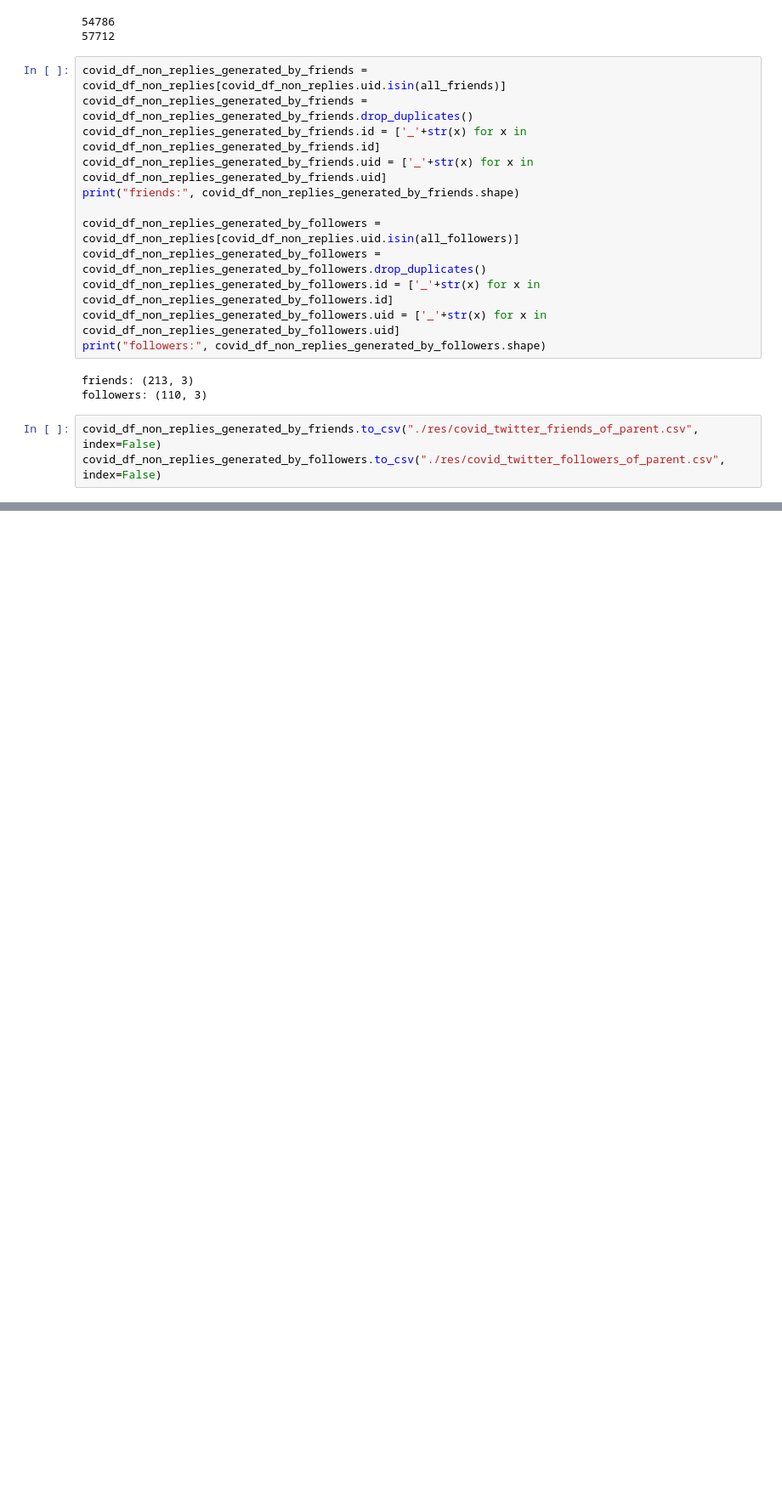
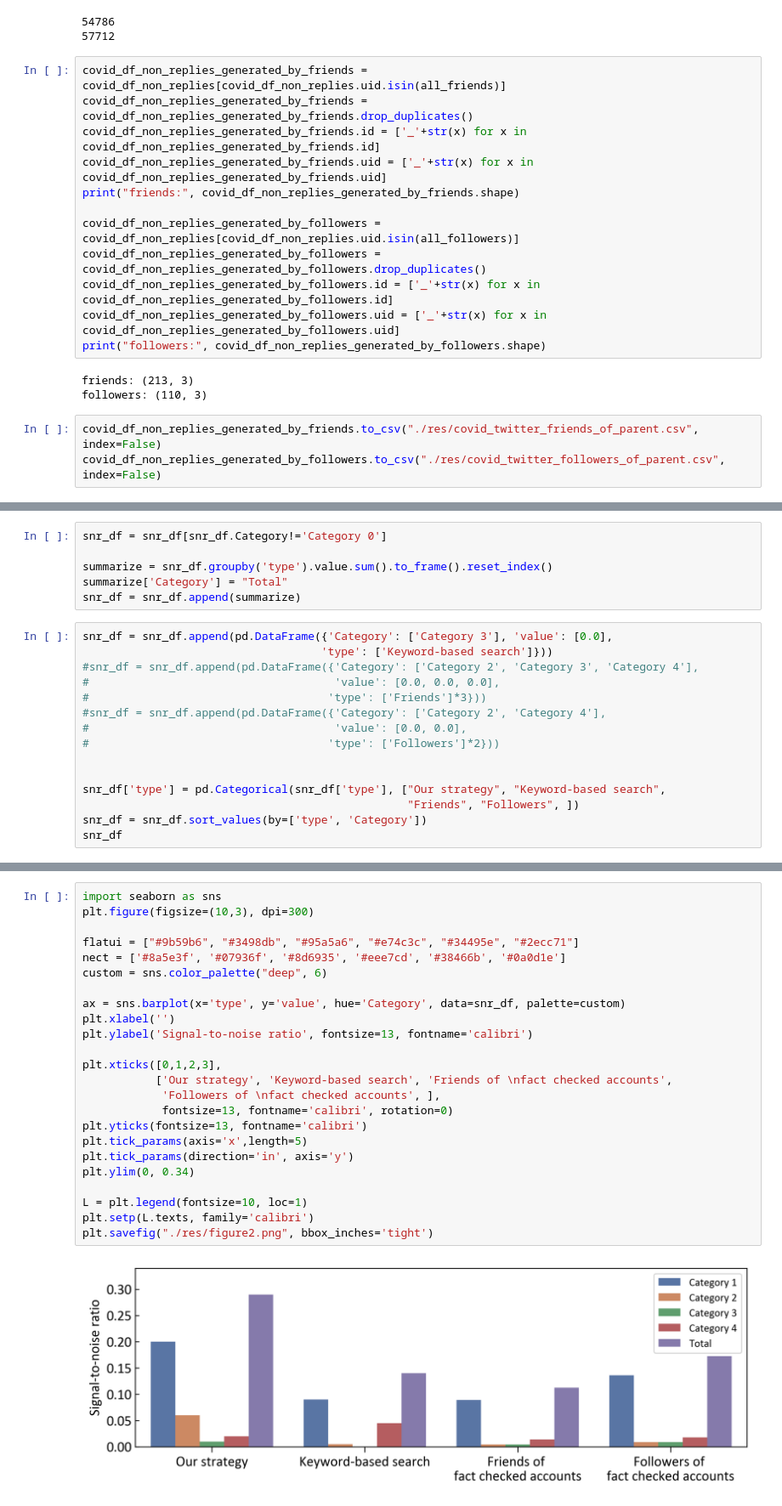
Before and after one commit to hkim07/extract_misinformation_candidate_tweets, a Jupyter notebook: covid_antibiotics_main.ipynb, the cells around one changed output, grey strips where cells are left out. Shown at 85% size. Cells and saved outputs as stored; diff of their text form; blank space fills up the shorter version.

```diff
--- a/covid_antibiotics_main.ipynb
+++ b/covid_antibiotics_main.ipynb
@@ -438,0 +460,21 @@ covid_df_non_replies_generated_by_followers.to_csv("./res/covid_twitter_follower
+# %%
+snr_df = snr_df[snr_df.Category!='Category 0']
+
+summarize = snr_df.groupby('type').value.sum().to_frame().reset_index()
+summarize['Category'] = "Total"
+snr_df = snr_df.append(summarize)
+# %%
+snr_df = snr_df.append(pd.DataFrame({'Category': ['Category 3'], 'value': [0.0],
+                                    'type': ['Keyword-based search']}))
+#snr_df = snr_df.append(pd.DataFrame({'Category': ['Category 2', 'Category 3', 'Category 4'],
+#                                     'value': [0.0, 0.0, 0.0],
+#                                    'type': ['Friends']*3}))
+#snr_df = snr_df.append(pd.DataFrame({'Category': ['Category 2', 'Category 4'],
+#                                     'value': [0.0, 0.0],
+#                                    'type': ['Followers']*2}))
+
+
+snr_df['type'] = pd.Categorical(snr_df['type'], ["Our strategy", "Keyword-based search",
+                                                 "Friends", "Followers", ])
+snr_df = snr_df.sort_values(by=['type', 'Category'])
+snr_df
@@ -438,0 +499,26 @@ covid_df_non_replies_generated_by_followers.to_csv("./res/covid_twitter_follower
+# %%
+import seaborn as sns
+plt.figure(figsize=(10,3), dpi=300)
+
+flatui = ["#9b59b6", "#3498db", "#95a5a6", "#e74c3c", "#34495e", "#2ecc71"]
+nect = ['#8a5e3f', '#07936f', '#8d6935', '#eee7cd', '#38466b', '#0a0d1e']
+custom = sns.color_palette("deep", 6)
+
+ax = sns.barplot(x='type', y='value', hue='Category', data=snr_df, palette=custom)
+plt.xlabel('')
+plt.ylabel('Signal-to-noise ratio', fontsize=13, fontname='calibri')
+
+plt.xticks([0,1,2,3],
+           ['Our strategy', 'Keyword-based search', 'Friends of \nfact checked accounts',
+            'Followers of \nfact checked accounts', ],
+            fontsize=13, fontname='calibri', rotation=0)
+plt.yticks(fontsize=13, fontname='calibri')
+plt.tick_params(axis='x',length=5)
+plt.tick_params(direction='in', axis='y')
+plt.ylim(0, 0.34)
+
+L = plt.legend(fontsize=10, loc=1)
+plt.setp(L.texts, family='calibri')
+plt.savefig("./res/figure2.png", bbox_inches='tight')
+# %% [output]
+[figure, added]
```
Also changed, not shown: parts of 5 cells of this notebook, 3 other files.
